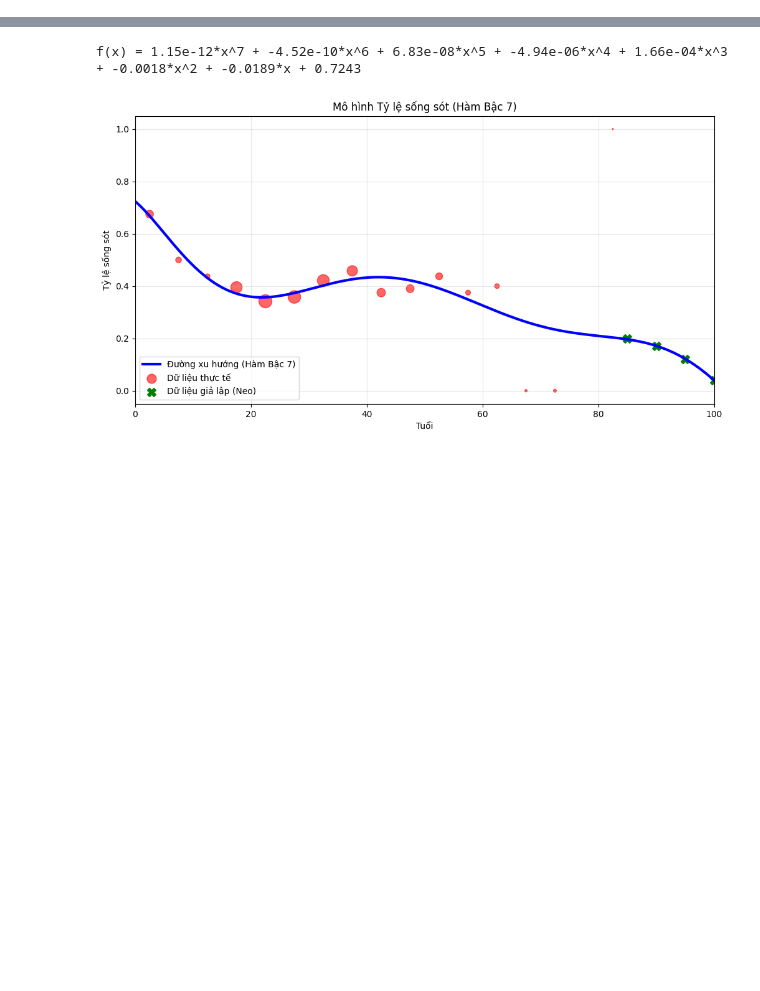
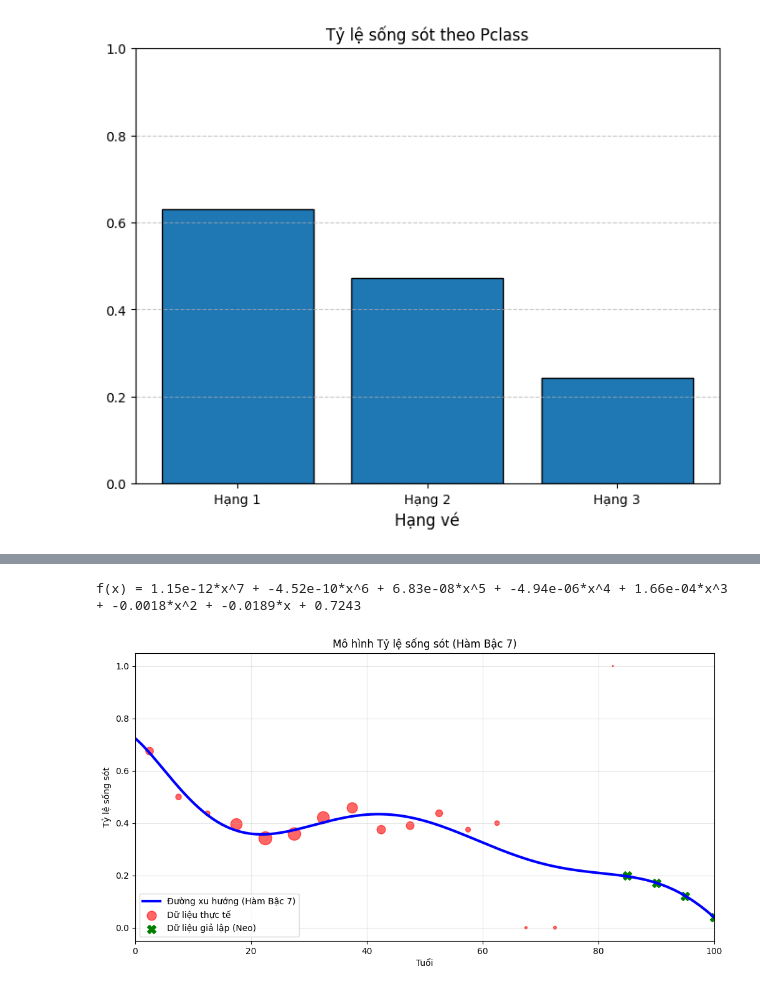
Before and after one commit to yesnoyesswa/TitanicThings, a Jupyter notebook: PerColumn.ipynb, the cells around one changed output, grey strips where cells are left out. Saved outputs shown, nothing was run; the diff lists cells and outputs as text; code cells hidden in the pictures; blank space fills up the shorter version.

```diff
--- a/PerColumn.ipynb
+++ b/PerColumn.ipynb
@@ -13,6 +13,21 @@ df = pd.read_csv(TitanicDataset)
 pclass3_survived_rate = df[(df['Pclass'] == 3)]['Survived'].mean()
 pclass2_survived_rate = df[(df['Pclass'] == 2)]['Survived'].mean()
 pclass1_survived_rate = df[(df['Pclass'] == 1)]['Survived'].mean()
+# %%
+pclasses = ['Hạng 1', 'Hạng 2', 'Hạng 3']
+survival_rates = [pclass1_survived_rate, pclass2_survived_rate, pclass3_survived_rate]
+
+plt.figure(figsize=(8, 6))
+bars = plt.bar(pclasses, survival_rates, edgecolor='black')
+
+plt.title('Tỷ lệ sống sót theo Pclass')
+plt.xlabel('Hạng vé', fontsize=12)
+plt.ylim(0, 1)
+plt.grid(axis='y', linestyle='--', alpha=0.7)
+
+plt.show()
+# %% [output]
+[figure, added]
 # %%
 #Survival rate by Sex
 male_survived_rate = df[(df['Sex'] == 'male')]['Survived'].mean()
```
Also changed, not shown: parts of 5 cells of this notebook, 1 other file.
